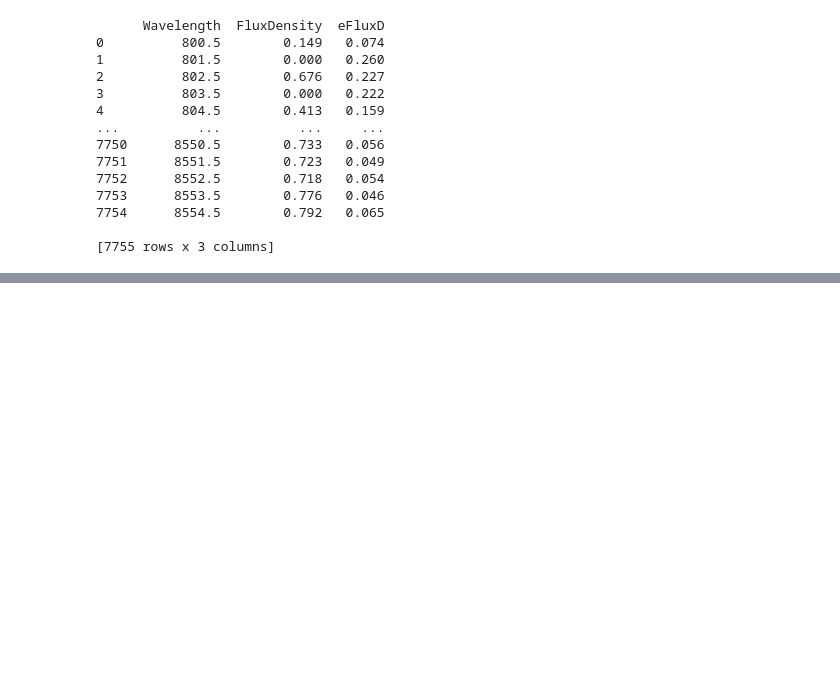
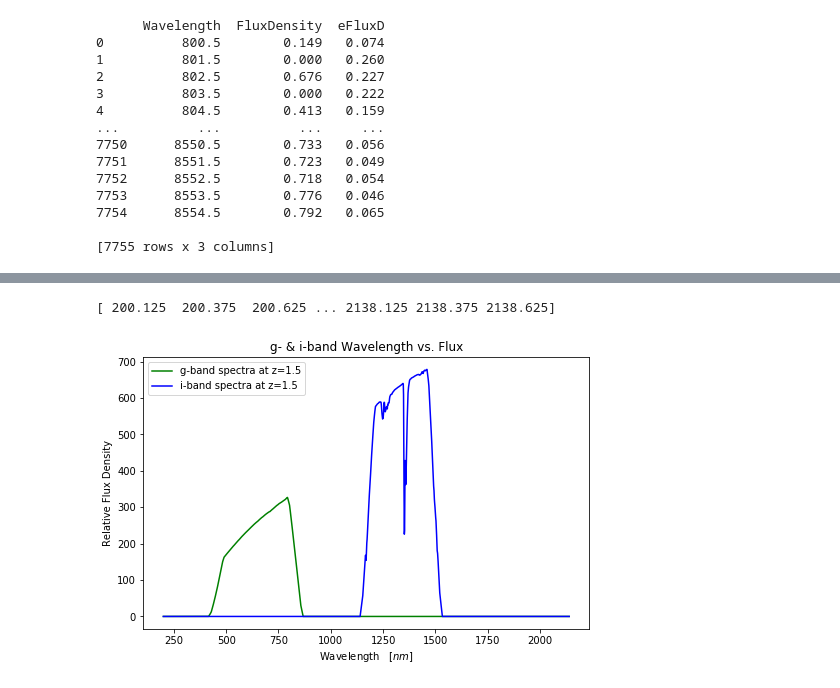
Before and after one commit to jbc1216/ASTR499, a Jupyter notebook: QuasarSpectra.ipynb, the cells around one changed output, grey strips where cells are left out. Saved outputs shown, nothing was run; the diff lists cells and outputs as text; code cells hidden in the pictures; blank space fills up the shorter version.

```diff
--- a/QuasarSpectra.ipynb
+++ b/QuasarSpectra.ipynb
@@ -70,0 +101,21 @@ plt.show()
+# %%
+# select redshift you want to visualize
+zz = 1.5
+WaveZZ = np.asarray(redshiftchange(zz, Wavelength))
+print(WaveZZ)
+gRedshift = [i * j for i, j in zip(WaveZZ, gThroughput)]
+iRedshift = [i * j for i, j in zip(WaveZZ, iThroughput)]
+
+
+fig, ax = plt.subplots(1,1, figsize=(8,5))
+ax.plot(WaveZZ, gRedshift, label=f'g-band spectra at z={zz}', c='g')
+ax.plot(WaveZZ, iRedshift, label=f'i-band spectra at z={zz}', c='b')
+ax.set_title('g- & i-band Wavelength vs. Flux')
+ax.set_xlabel('Wavelength   $[nm]$')
+ax.set_ylabel('Relative Flux Density')
+ax.legend(loc='best')
+fig.subplots_adjust(hspace=0.5)
+plt.show()
+# %% [output]
+[ 200.125  200.375  200.625 ... 2138.125 2138.375 2138.625]
+[figure, added]
```
Also changed, not shown: parts of 6 cells of this notebook.
